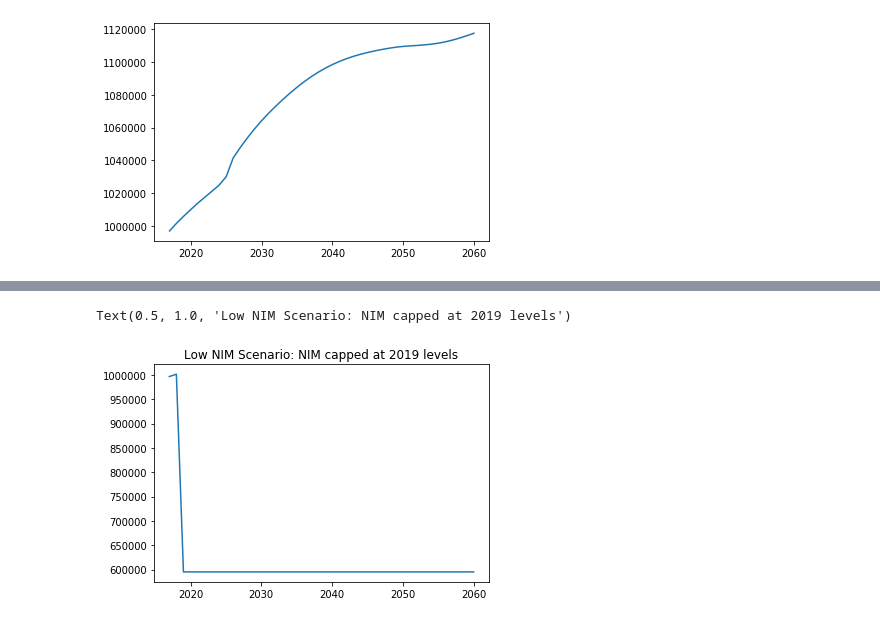
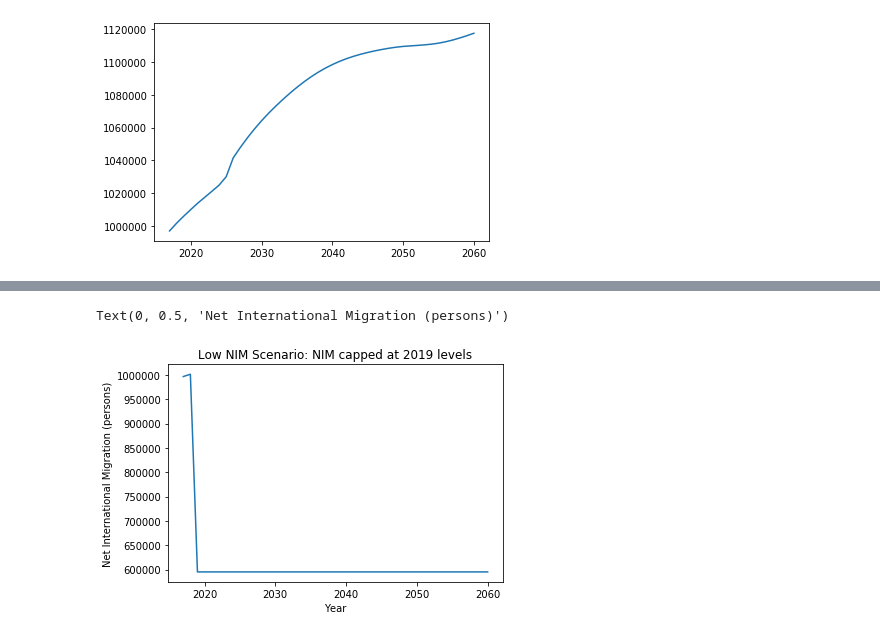
Before and after one commit to plowden/project-1-group-6, a Jupyter notebook: Net International Migration.ipynb, the cells around one changed output, grey strips where cells are left out. Drawn from its saved outputs; the diff is of its cells as text; code cells hidden in the pictures.

```diff
--- a/Net International Migration.ipynb
+++ b/Net International Migration.ipynb
@@ -34,6 +33,6 @@ nim_long_df.tail()
 # %%
 # filter data to show total NIM data for both males and females together. In census NIM dataset,
-# sex == 0 is for both sexes. sex == 1 is for males and sex == 2 is for females.
-nim_short_df = nim_long_df.loc[(nim_long_df['RACE_HISP'] == 0) & (nim_long_df['SEX'] == 0),:]
-nim_short_df.head()
+# sex == 0 is for both sexes. sex == 1 is for males and sex == 2 is for females. race == 0 is for all races.
+nim_df_mf = nim_df.loc[(nim_df['RACE_HISP'] == 0) & (nim_df['SEX'] == 0),:]
+nim_df_mf.head()
 # %% [output]
@@ -46,7 +46,7 @@ nim_short_df.head()
 # %%
 # assign x and y values to prepare to plot graph
-year = nim_short_df['YEAR']
-nim = nim_short_df['TOTAL_NIM']
+year = nim_df_mf['YEAR']
+nim = nim_df_mf['TOTAL_NIM']
 
 # plot data using line graph
 ax, fig = plt.subplots()
@@ -77,10 +77,7 @@ The r-squared is: 0.936023542745225
 # %%
-# create dataframe
-nim_short_df = pd.DataFrame(nim_short_df)
-
 # create new column with low NIM projected rates by freezing real-time
 # 2019 NIM rates of 595,348 for all years from 2019 to 2060. NIM rates for
 # before 2019 to be the same as historical rates.
-nim_short_df['NIM_LOW'] = np.where(nim_short_df['YEAR']>2018, 595348, nim_short_df['TOTAL_NIM'])
-nim_short_df.head()
+nim_df_mf['NIM_LOW'] = np.where(nim_df_mf['YEAR']>2018, 595348, nim_df_mf['TOTAL_NIM'])
+nim_df_mf.head()
 # %% [output]
@@ -92,0 +91,18 @@ nim_short_df.head()
+# %%
+# reorganize columns
+nim_df_mf.columns
+
+nim_df_mf = nim_df_mf[['RACE_HISP', 'SEX', 'YEAR', 'TOTAL_NIM','NIM_LOW', 'NIM_0', 'NIM_1', 'NIM_2',
+       'NIM_3', 'NIM_4', 'NIM_5', 'NIM_6', 'NIM_7', 'NIM_8', 'NIM_9', 'NIM_10',
+       'NIM_11', 'NIM_12', 'NIM_13', 'NIM_14', 'NIM_15', 'NIM_16', 'NIM_17',
+       'NIM_18', 'NIM_19', 'NIM_20', 'NIM_21', 'NIM_22', 'NIM_23', 'NIM_24',
+       'NIM_25', 'NIM_26', 'NIM_27', 'NIM_28', 'NIM_29', 'NIM_30', 'NIM_31',
+       'NIM_32', 'NIM_33', 'NIM_34', 'NIM_35', 'NIM_36', 'NIM_37', 'NIM_38',
+       'NIM_39', 'NIM_40', 'NIM_41', 'NIM_42', 'NIM_43', 'NIM_44', 'NIM_45',
+       'NIM_46', 'NIM_47', 'NIM_48', 'NIM_49', 'NIM_50', 'NIM_51', 'NIM_52',
+       'NIM_53', 'NIM_54', 'NIM_55', 'NIM_56', 'NIM_57', 'NIM_58', 'NIM_59',
+       'NIM_60', 'NIM_61', 'NIM_62', 'NIM_63', 'NIM_64', 'NIM_65', 'NIM_66',
+       'NIM_67', 'NIM_68', 'NIM_69', 'NIM_70', 'NIM_71', 'NIM_72', 'NIM_73',
+       'NIM_74', 'NIM_75', 'NIM_76', 'NIM_77', 'NIM_78', 'NIM_79', 'NIM_80',
+       'NIM_81', 'NIM_82', 'NIM_83', 'NIM_84', 'NIM_85']]
+nim_df_mf.head()
@@ -93,7 +117,9 @@ nim_short_df.head()
 # %%
 # plot with low NIM
-plt.plot(year,nim_short_df['NIM_LOW'])
+plt.plot(year,nim_df_mf['NIM_LOW'])
 plt.title('Low NIM Scenario: NIM capped at 2019 levels')
+plt.xlabel('Year')
+plt.ylabel('Net International Migration (persons)')
 # %% [output]
-Text(0.5, 1.0, 'Low NIM Scenario: NIM capped at 2019 levels')
+Text(0, 0.5, 'Net International Migration (persons)')
-[figure, old version]
+[figure, new version]
```
Also changed, not shown: parts of 11 cells of this notebook, 1 other file.
